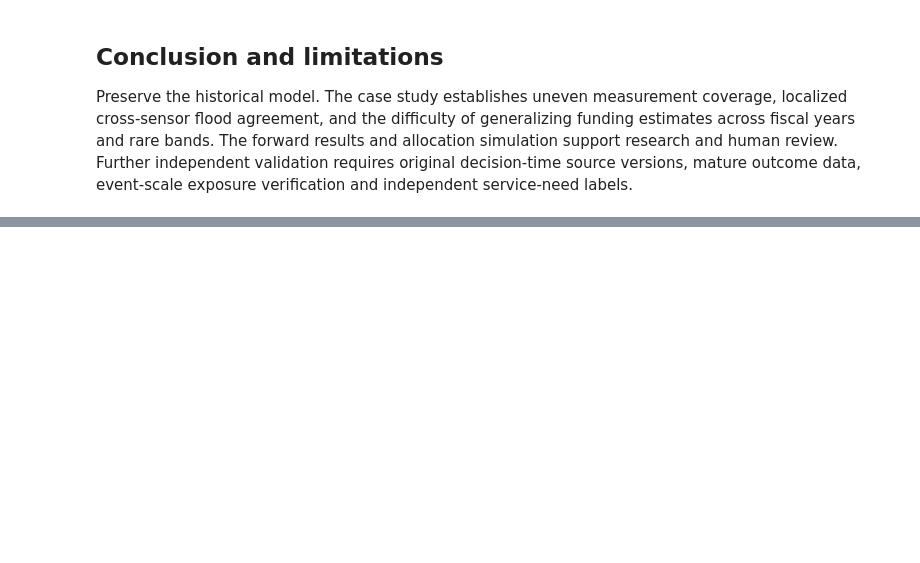
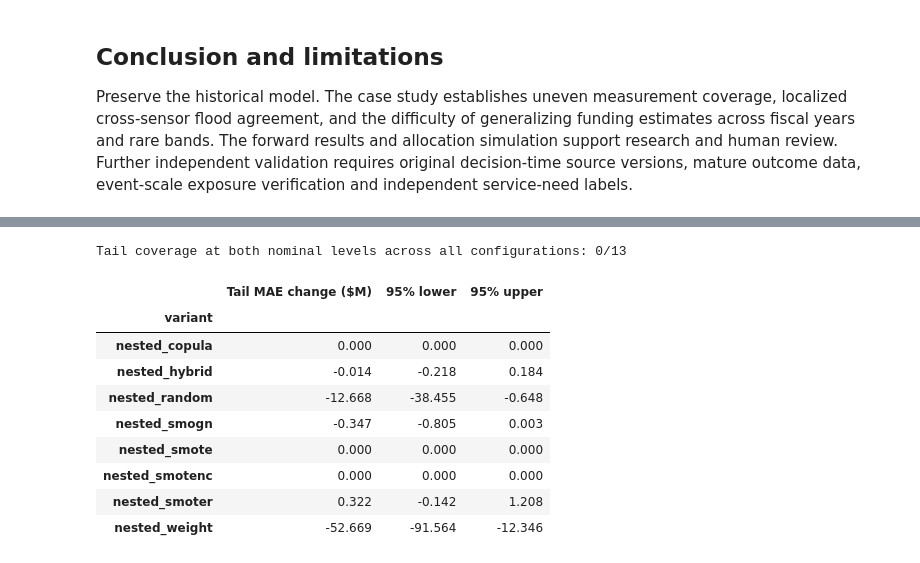
Before and after one commit to leonmarienga/ML-thesis, a Jupyter notebook: research/THESIS_REPRODUCTION.ipynb, the cells around one changed output, grey strips where cells are left out. Saved outputs shown, nothing was run; the diff lists cells and outputs as text; code cells hidden in the pictures; blank space fills up the shorter version.

```diff
--- a/research/THESIS_REPRODUCTION.ipynb
+++ b/research/THESIS_REPRODUCTION.ipynb
@@ -371,0 +404,22 @@ Preserve the historical model. The case study establishes uneven measurement cov
+# %%
+episode_deltas = pd.read_csv(aug_results / "paired_episode_bootstrap.csv")
+tail_deltas = episode_deltas.query('metric == "tail_mae"').set_index("variant")
+coverage = pd.read_csv(aug_results / "intervals.csv")
+tail_coverage = coverage.query('subset == "at_least_50m"')
+assert tail_coverage.covered.eq(0).all() and tail_coverage.n.eq(13).all()
+assert summary.n.eq(376).all()
+print("Tail coverage at both nominal levels across all configurations: 0/13")
+(tail_deltas[["difference", "p025", "p975"]] / 1e6).round(3).rename(
+    columns={"difference": "Tail MAE change ($M)", "p025": "95% lower", "p975": "95% upper"})
+# %% [output]
+Tail coverage at both nominal levels across all configurations: 0/13
+|  | Tail MAE change ($M) | 95% lower | 95% upper |
+| variant |  |  |  |
+| nested_copula | 0.000 | 0.000 | 0.000 |
+| nested_hybrid | -0.014 | -0.218 | 0.184 |
+| nested_random | -12.668 | -38.455 | -0.648 |
+| nested_smogn | -0.347 | -0.805 | 0.003 |
+| nested_smote | 0.000 | 0.000 | 0.000 |
+| nested_smotenc | 0.000 | 0.000 | 0.000 |
+| nested_smoter | 0.322 | -0.142 | 1.208 |
+| nested_weight | -52.669 | -91.564 | -12.346 |
```
Also changed, not shown: parts of 4 cells of this notebook, 30 other files.
